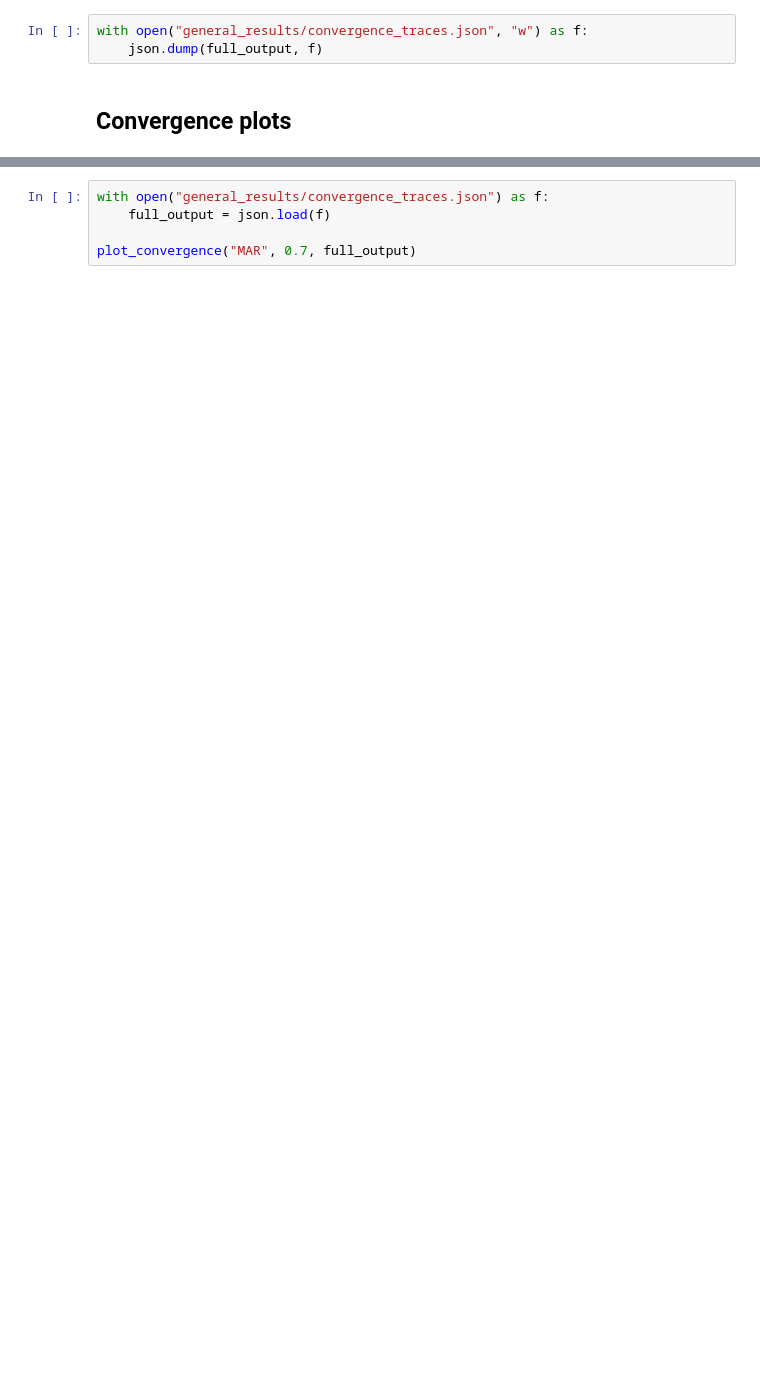
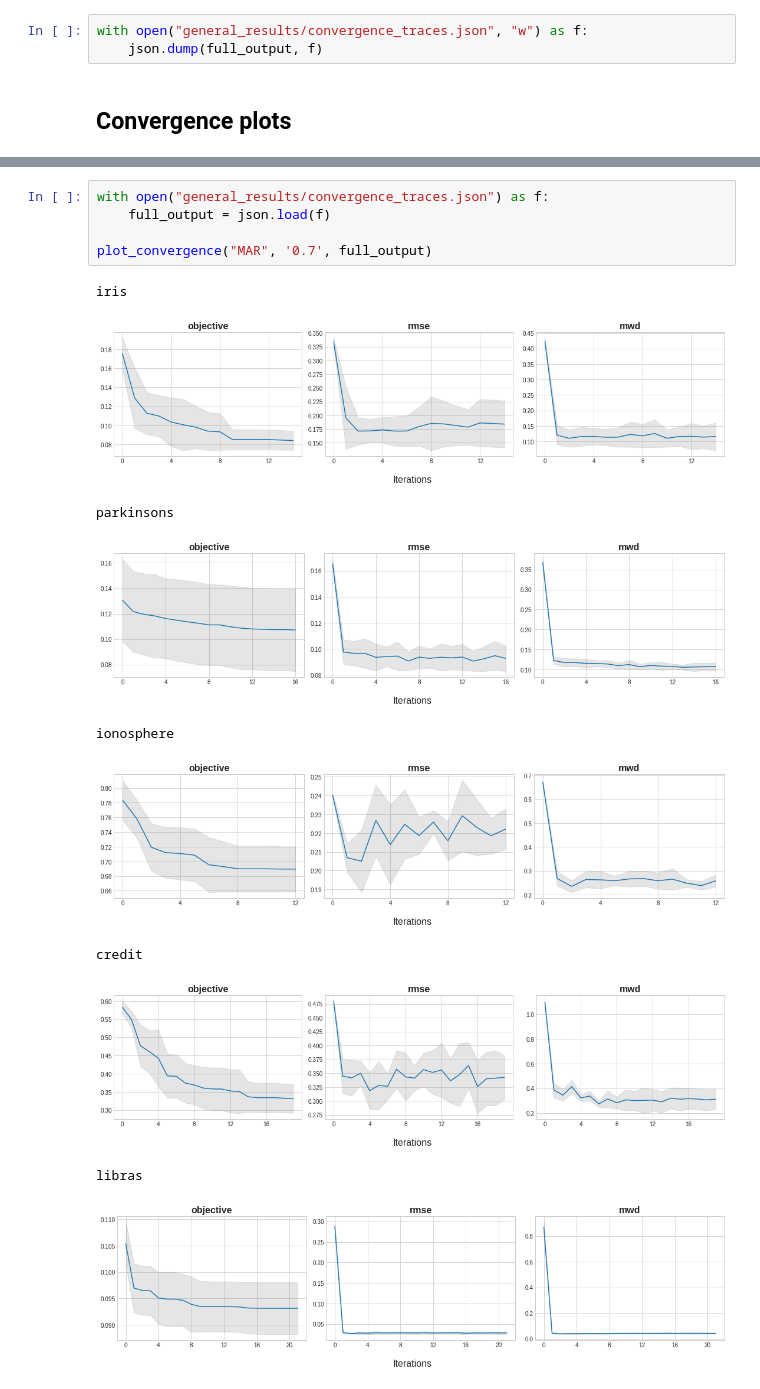
Before and after one commit to vanderschaarlab/hyperimpute, a Jupyter notebook: tutorials/experiments_03_insights_hyperimpute_convergence_std.ipynb, the cells around one changed output, grey strips where cells are left out. Saved outputs shown, nothing was run; the diff lists cells and outputs as text; blank space fills up the shorter version.

```diff
--- a/tutorials/experiments_03_insights_hyperimpute_convergence_std.ipynb
+++ b/tutorials/experiments_03_insights_hyperimpute_convergence_std.ipynb
@@ -316,5 +320,16 @@ diabetes
 # %%
 with open("general_results/convergence_traces.json") as f:
     full_output = json.load(f)
 
-plot_convergence("MAR", 0.7, full_output)
+plot_convergence("MAR", '0.7', full_output)
+# %% [output]
+iris
+[figure, added]
+parkinsons
+[figure, added]
+ionosphere
+[figure, added]
+credit
+[figure, added]
+libras
+[figure, added]
```
Also changed, not shown: parts of 7 cells of this notebook.
